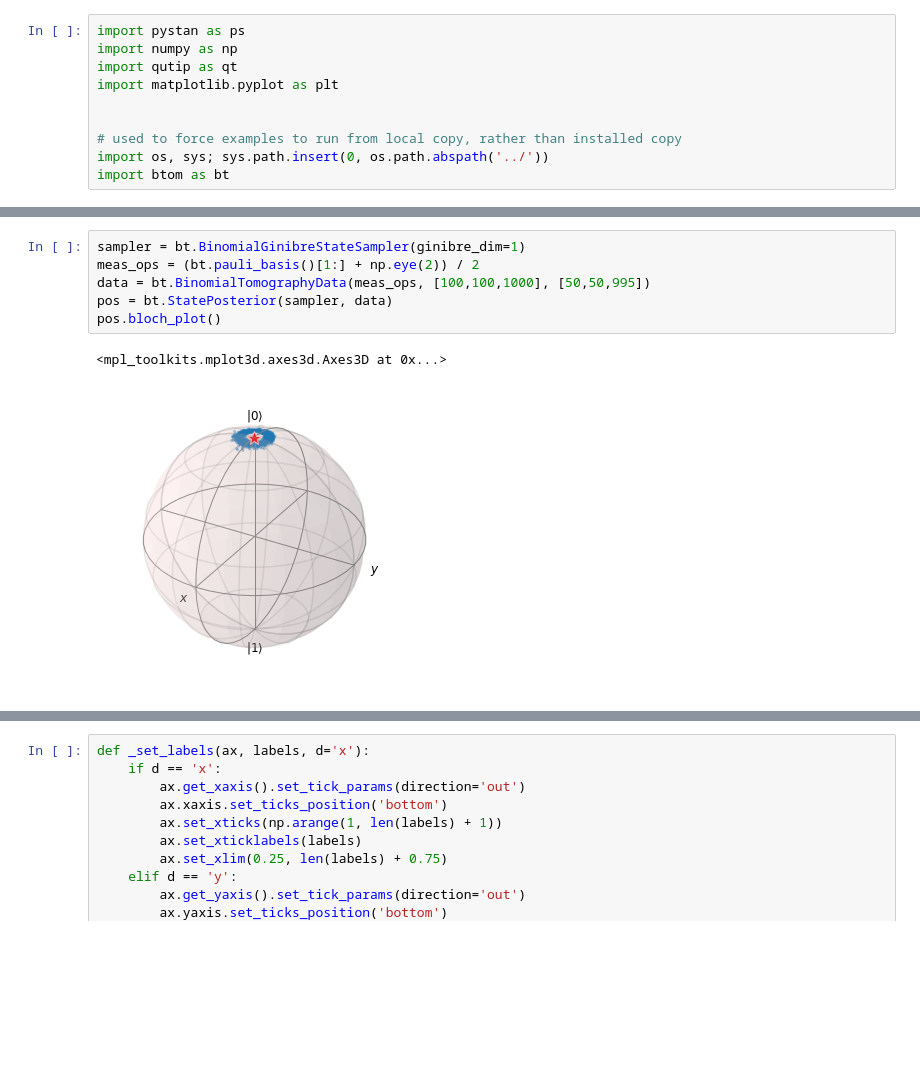
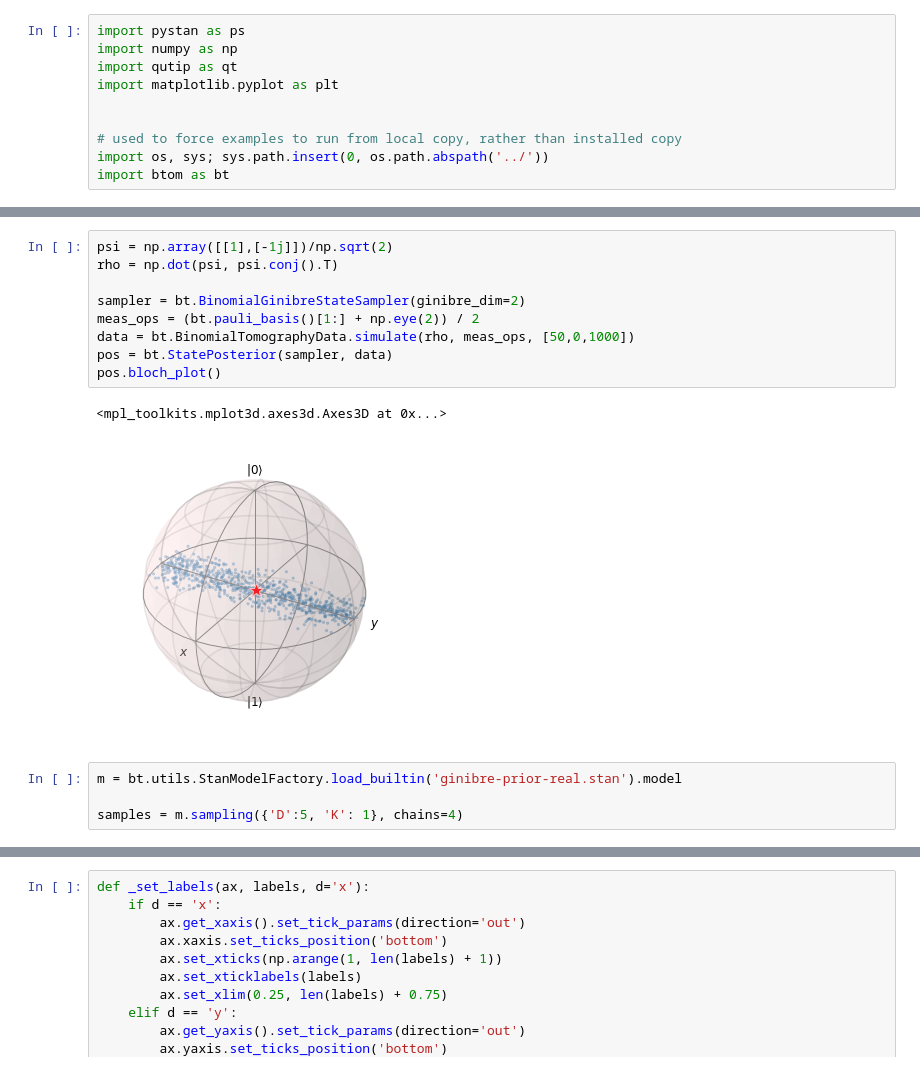
Before and after one commit to ihincks/btom, a Jupyter notebook: examples/binomial-example.ipynb, the cells around one changed output, grey strips where cells are left out. Saved outputs shown, nothing was run; the diff lists cells and outputs as text; blank space fills up the shorter version.

```diff
--- a/examples/binomial-example.ipynb
+++ b/examples/binomial-example.ipynb
@@ -11,9 +18,16 @@ import btom as bt
 # %%
-sampler = bt.BinomialGinibreStateSampler(ginibre_dim=1)
+psi = np.array([[1],[-1j]])/np.sqrt(2)
+rho = np.dot(psi, psi.conj().T)
+
+sampler = bt.BinomialGinibreStateSampler(ginibre_dim=2)
 meas_ops = (bt.pauli_basis()[1:] + np.eye(2)) / 2
-data = bt.BinomialTomographyData(meas_ops, [100,100,1000], [50,50,995])
+data = bt.BinomialTomographyData.simulate(rho, meas_ops, [50,0,1000])
 pos = bt.StatePosterior(sampler, data)
 pos.bloch_plot()
 # %% [output]
 <mpl_toolkits.mplot3d.axes3d.Axes3D at 0x...>
-[figure, old version]
+[figure, new version]
+# %%
+m = bt.utils.StanModelFactory.load_builtin('ginibre-prior-real.stan').model
+
+samples = m.sampling({'D':5, 'K': 1}, chains=4)
```
Also changed, not shown: parts of 6 cells of this notebook.
